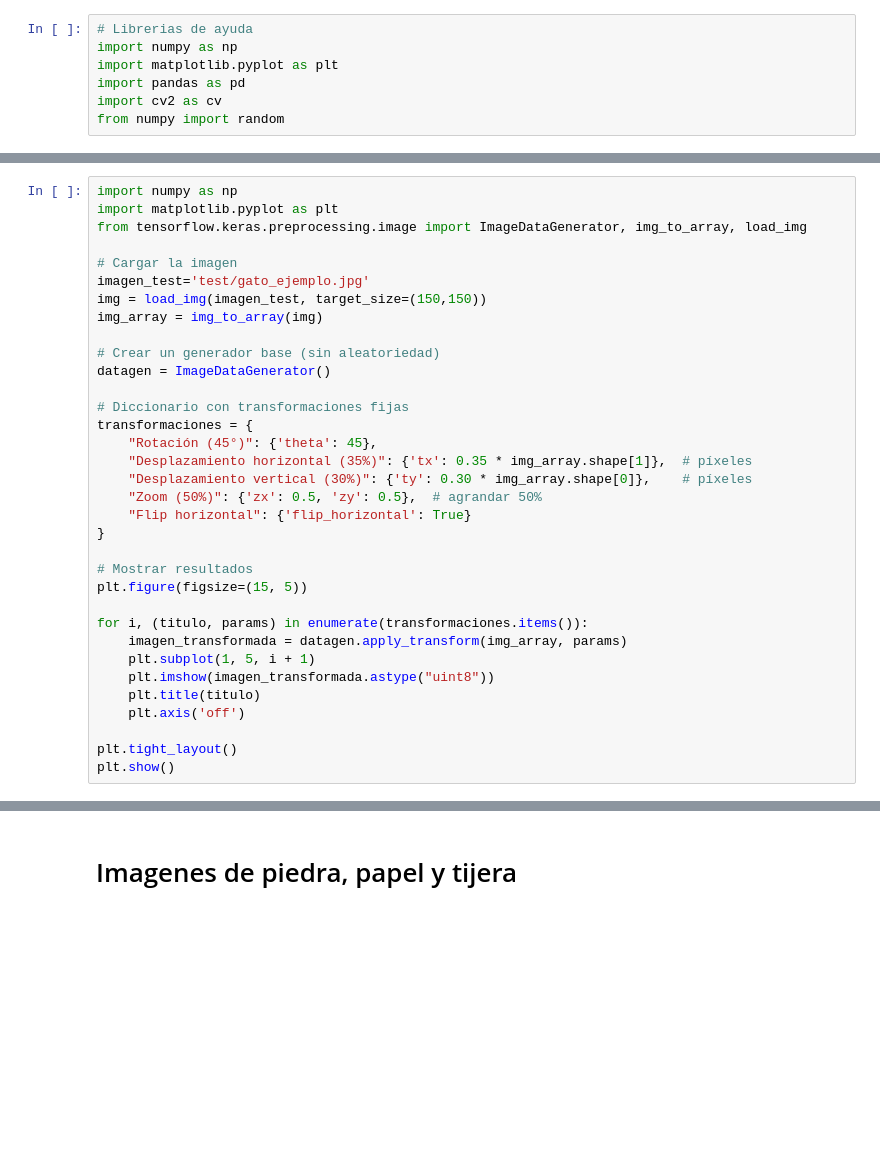
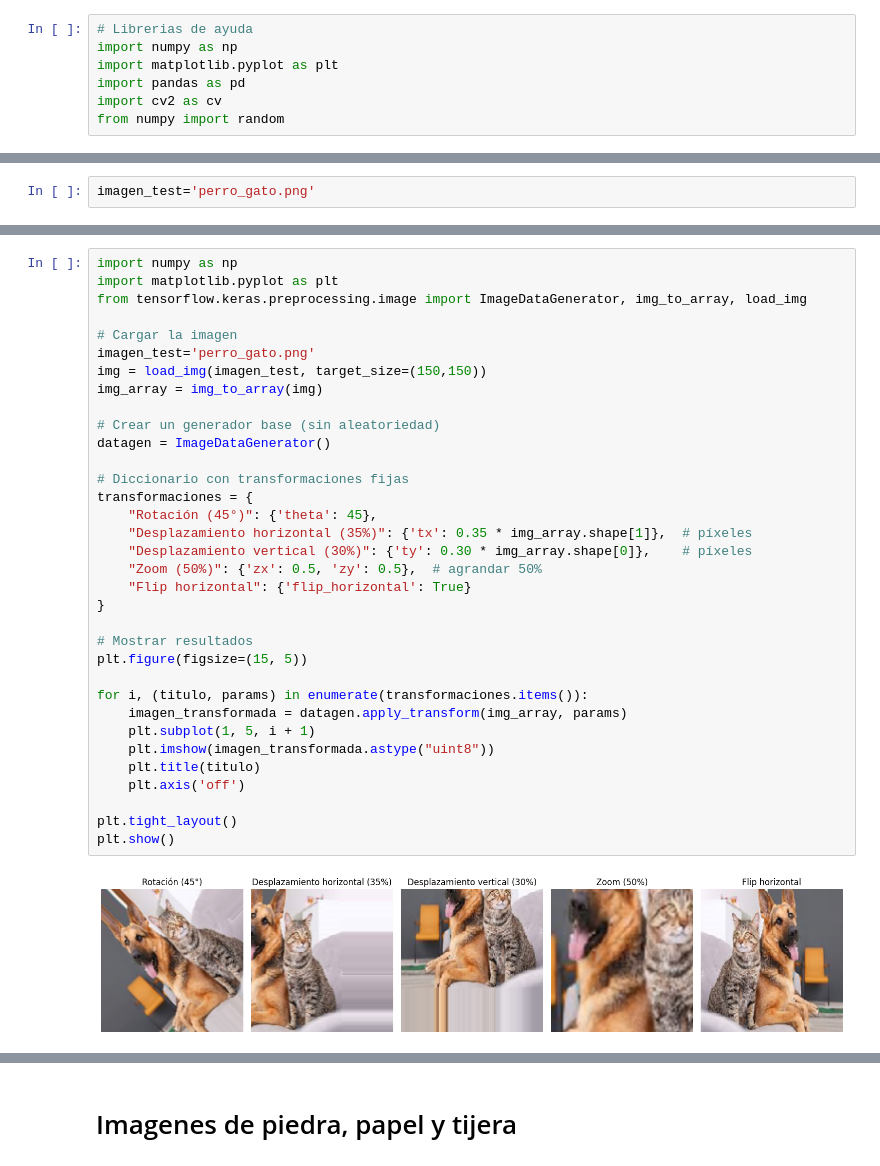
Before and after one commit to cj-chavarria/Deep-Learning-Coursework, a Jupyter notebook: DLCV_15_Piedra-Pepel-Tijera/Ejemplo_AumentoDatos.ipynb, the cells around one changed output, grey strips where cells are left out. Saved outputs shown, nothing was run; the diff lists cells and outputs as text; blank space fills up the shorter version.

```diff
--- a/DLCV_15_Piedra-Pepel-Tijera/Ejemplo_AumentoDatos.ipynb
+++ b/DLCV_15_Piedra-Pepel-Tijera/Ejemplo_AumentoDatos.ipynb
@@ -32,3 +25,5 @@ imagen_test='test/gato_ejemplo.jpg'
+# %%
+imagen_test='perro_gato.png'
 # %%
 img = cv.imread(imagen_test)
 plt.imshow(cv.cvtColor(img, cv.COLOR_BGR2RGB) , cmap="binary")
@@ -71,34 +71,36 @@ import matplotlib.pyplot as plt
 from tensorflow.keras.preprocessing.image import ImageDataGenerator, img_to_array, load_img
 
 # Cargar la imagen
-imagen_test='test/gato_ejemplo.jpg'
+imagen_test='perro_gato.png'
 img = load_img(imagen_test, target_size=(150,150))
 img_array = img_to_array(img)
 
 # Crear un generador base (sin aleatoriedad)
 datagen = ImageDataGenerator()
 
 # Diccionario con transformaciones fijas
 transformaciones = {
     "Rotación (45°)": {'theta': 45},
     "Desplazamiento horizontal (35%)": {'tx': 0.35 * img_array.shape[1]},  # píxeles
     "Desplazamiento vertical (30%)": {'ty': 0.30 * img_array.shape[0]},    # píxeles
     "Zoom (50%)": {'zx': 0.5, 'zy': 0.5},  # agrandar 50%
     "Flip horizontal": {'flip_horizontal': True}
 }
 
 # Mostrar resultados
 plt.figure(figsize=(15, 5))
 
 for i, (titulo, params) in enumerate(transformaciones.items()):
     imagen_transformada = datagen.apply_transform(img_array, params)
     plt.subplot(1, 5, i + 1)
     plt.imshow(imagen_transformada.astype("uint8"))
     plt.title(titulo)
     plt.axis('off')
 
 plt.tight_layout()
 plt.show()
+# %% [output]
+[figure, added]
 # %%
 import numpy as np
 import matplotlib.pyplot as plt
```
Also changed, not shown: parts of 9 cells of this notebook, 3 other files.
